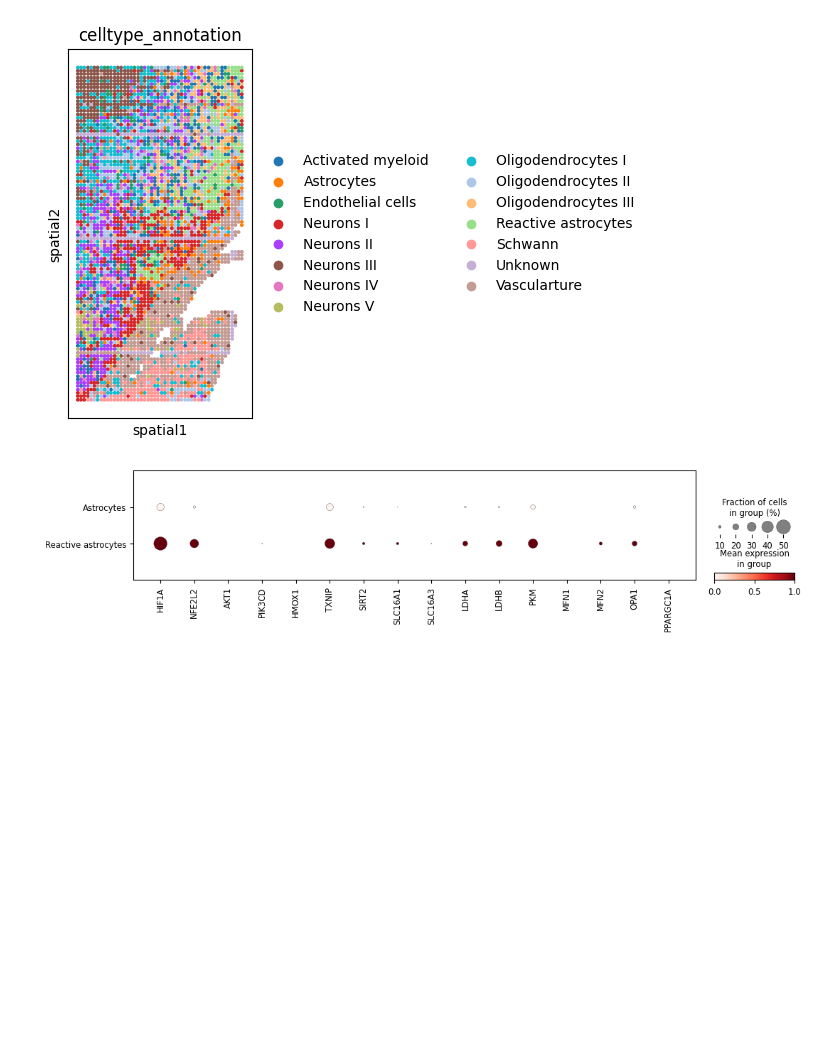
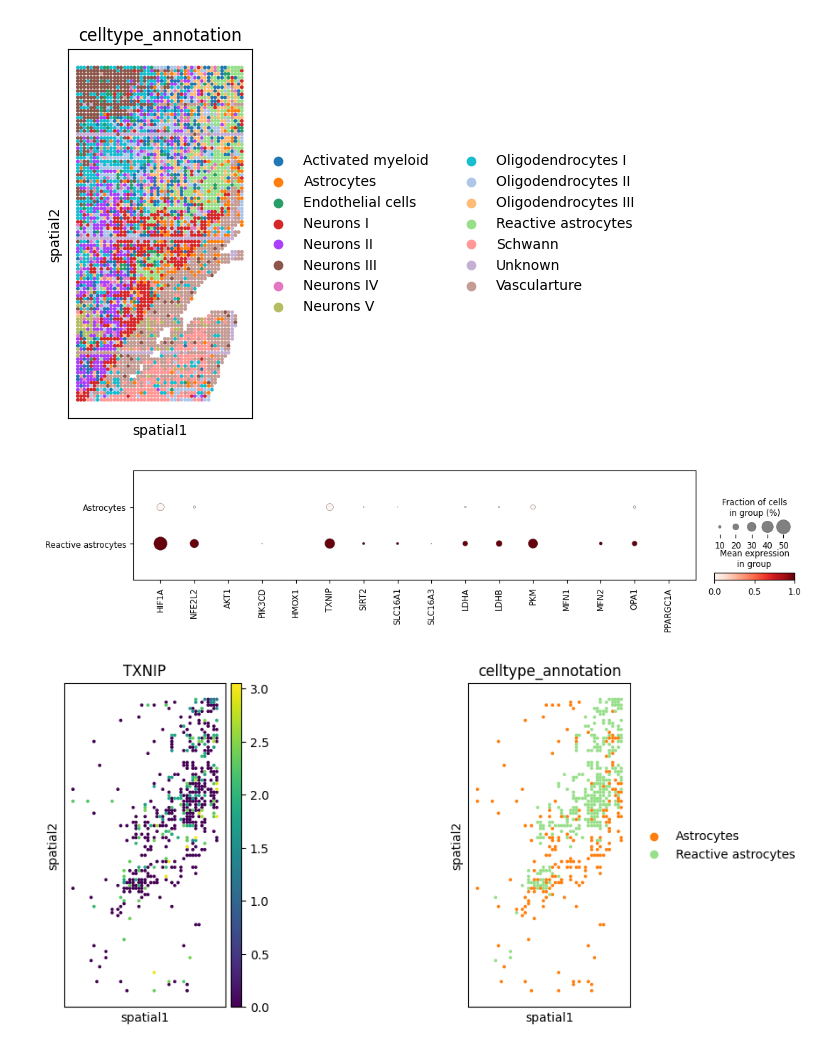
Before and after one commit to christoffermattssonlangseth/MitoMetaoMicS, a Jupyter notebook: notebooks/external_dataset/DBIT_MS_test.ipynb, the cells around one changed output. Drawn from its saved outputs; the diff is of its cells as text; code cells hidden in the pictures; blank space fills up the shorter version.

```diff
--- a/notebooks/external_dataset/DBIT_MS_test.ipynb
+++ b/notebooks/external_dataset/DBIT_MS_test.ipynb
@@ -240,3 +240,7 @@ dp = sc.pl.dotplot(
 #dp.savefig("../../data/plots/bioenergetic_map_Chronic.svg", bbox_inches="tight")
 # %% [output]
 [figure]
+# %%
+sc.pl.spatial(adata[adata.obs.celltype_annotation.str.contains('str')], color = ['TXNIP','celltype_annotation'], spot_size = 7)
+# %% [output]
+[figure, added]
```
Also changed, not shown: 9 other files.
